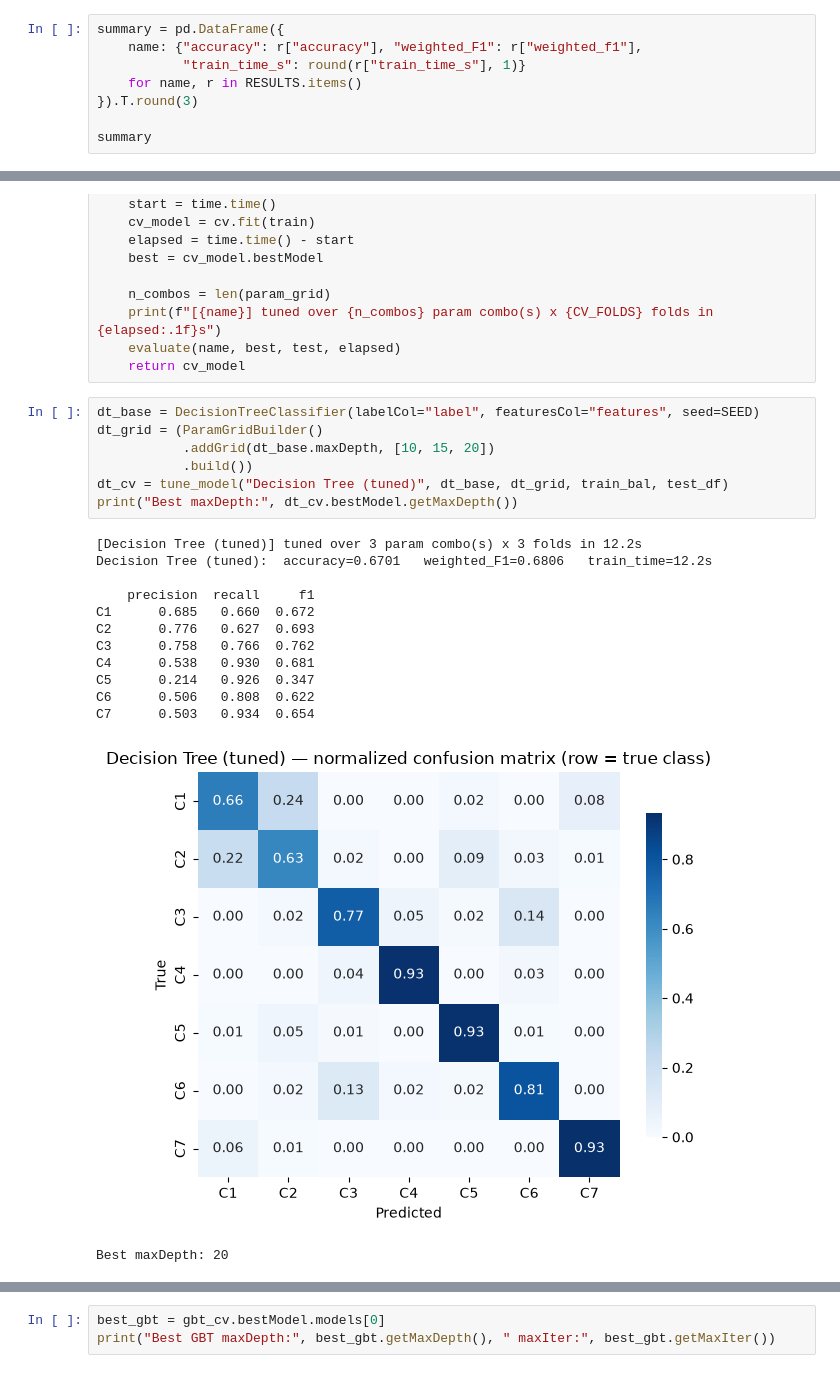
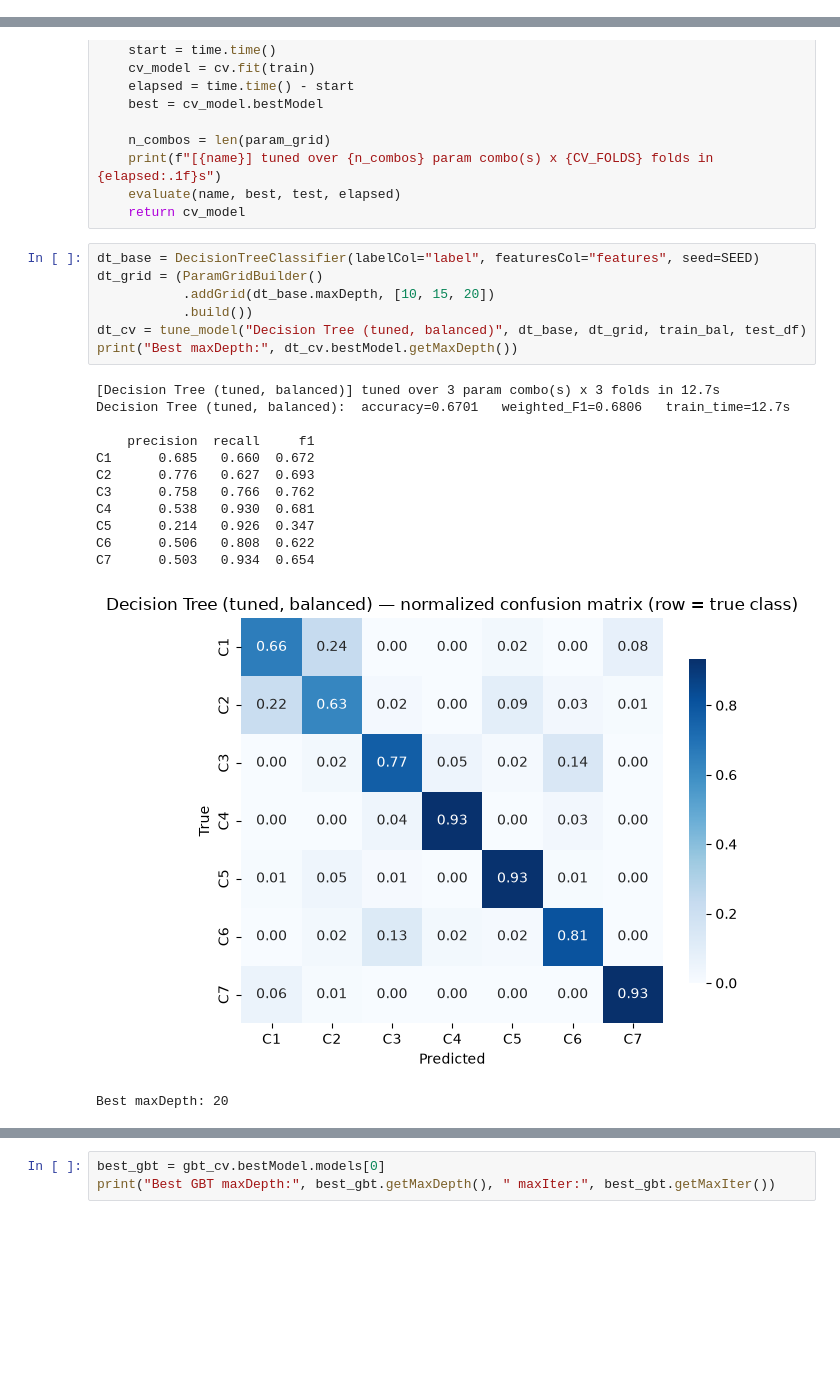
Before and after one commit to TouringHydra3/BDATM-Project, a Jupyter notebook: main.ipynb, the cells around one changed output, grey strips where cells are left out. Cells and saved outputs as stored; diff of their text form; blank space fills up the shorter version.

```diff
--- a/main.ipynb
+++ b/main.ipynb
@@ -540,8 +522,0 @@ C7      0.476   0.947  0.633
-# %%
-summary = pd.DataFrame({
-    name: {"accuracy": r["accuracy"], "weighted_F1": r["weighted_f1"],
-           "train_time_s": round(r["train_time_s"], 1)}
-    for name, r in RESULTS.items()
-}).T.round(3)
-
-summary
@@ -577,23 +546,23 @@ def tune_model(name, estimator, param_grid, train, test):
 # %%
 dt_base = DecisionTreeClassifier(labelCol="label", featuresCol="features", seed=SEED)
 dt_grid = (ParamGridBuilder()
            .addGrid(dt_base.maxDepth, [10, 15, 20])
            .build())
-dt_cv = tune_model("Decision Tree (tuned)", dt_base, dt_grid, train_bal, test_df)
+dt_cv = tune_model("Decision Tree (tuned, balanced)", dt_base, dt_grid, train_bal, test_df)
 print("Best maxDepth:", dt_cv.bestModel.getMaxDepth())
 # %% [output]
-[Decision Tree (tuned)] tuned over 3 param combo(s) x 3 folds in 12.2s
-Decision Tree (tuned):  accuracy=0.6701   weighted_F1=0.6806   train_time=12.2s
+[Decision Tree (tuned, balanced)] tuned over 3 param combo(s) x 3 folds in 12.7s
+Decision Tree (tuned, balanced):  accuracy=0.6701   weighted_F1=0.6806   train_time=12.7s
 
     precision  recall     f1
 C1      0.685   0.660  0.672
 C2      0.776   0.627  0.693
 C3      0.758   0.766  0.762
 C4      0.538   0.930  0.681
 C5      0.214   0.926  0.347
 C6      0.506   0.808  0.622
 C7      0.503   0.934  0.654
-[figure, old version]
+[figure, new version]
 Best maxDepth: 20
 # %%
 rf_base = RandomForestClassifier(labelCol="label", featuresCol="features", seed=SEED)
```
Also changed, not shown: parts of 17 cells of this notebook.
